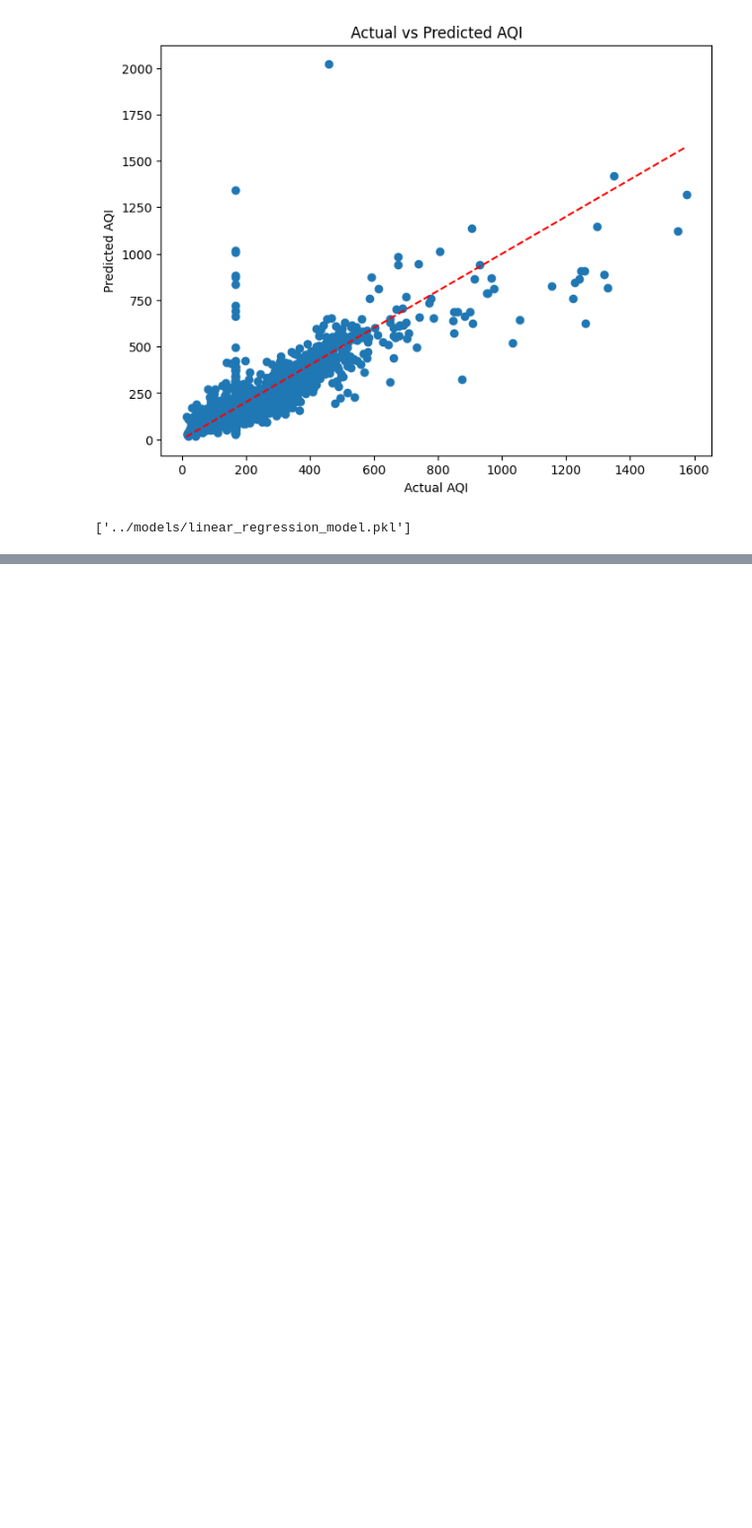
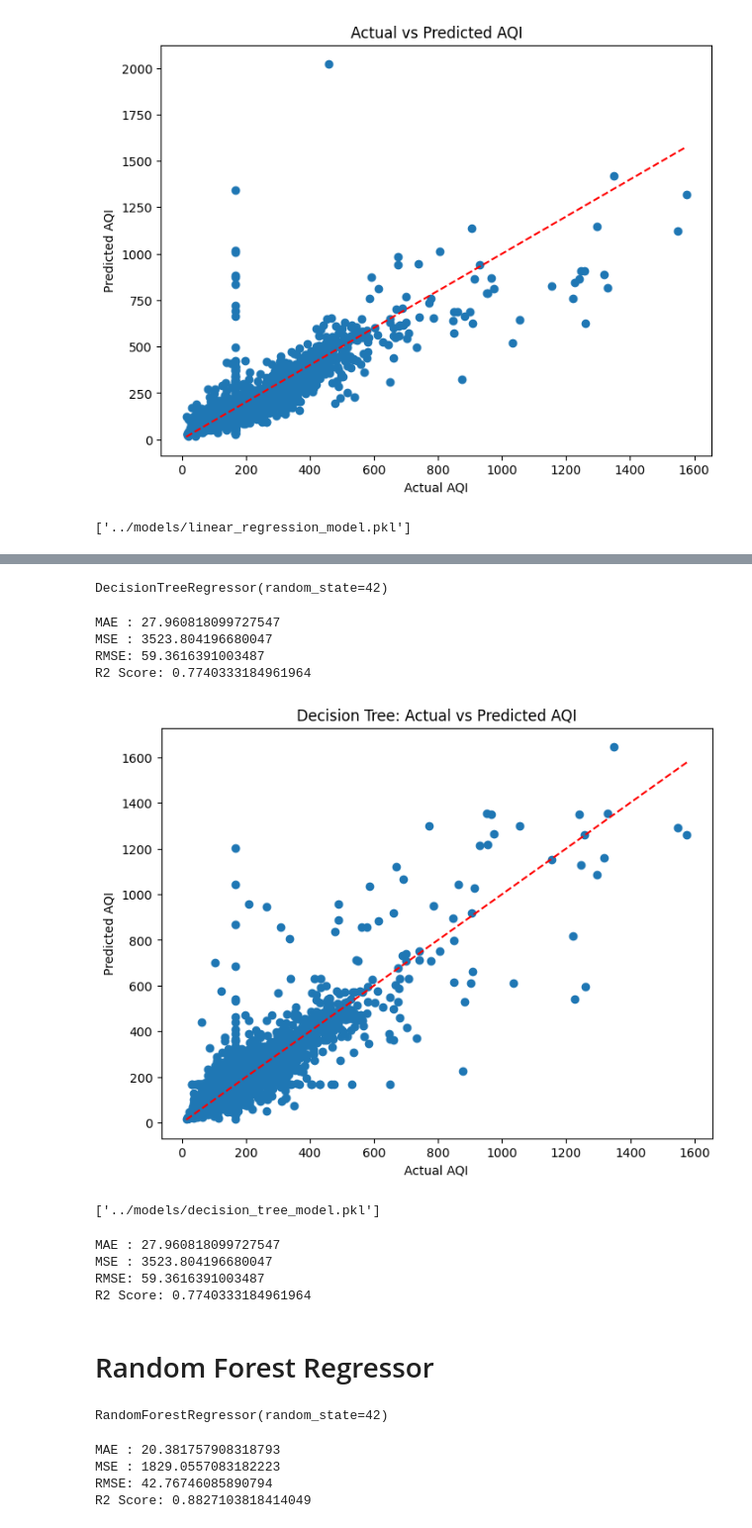
Before and after one commit to nikunjdixit-ai/-Air-AQI-Prediction, a Jupyter notebook: notebook/aqi_pipeline.ipynb, the cells around one changed output, grey strips where cells are left out. Shown at 99% size. Saved outputs shown, nothing was run; the diff lists cells and outputs as text; code cells hidden in the pictures; blank space fills up the shorter version.

Commit message:
Implement Decision Tree and Random Forest models for AQI prediction

```diff
--- a/notebook/aqi_pipeline.ipynb
+++ b/notebook/aqi_pipeline.ipynb
@@ -486,0 +495,56 @@ os.listdir("../models")
+# %%
+dt = DecisionTreeRegressor(random_state=42)
+# %%
+dt.fit(X_train, y_train)
+# %% [output]
+DecisionTreeRegressor(random_state=42)
+# %%
+y_pred_dt = dt.predict(X_test)
+# %%
+mae = mean_absolute_error(y_test, y_pred_dt)
+mse = mean_squared_error(y_test, y_pred_dt)
+rmse = mse ** 0.5
+r2 = r2_score(y_test, y_pred_dt)
+
+print("MAE :", mae)
+print("MSE :", mse)
+print("RMSE:", rmse)
+print("R2 Score:", r2)
+# %% [output]
+MAE : 27.960818099727547
+MSE : 3523.804196680047
+RMSE: 59.3616391003487
+R2 Score: 0.7740333184961964
+# %%
+import matplotlib.pyplot as plt
+plt.figure(figsize=(8,6))
+plt.scatter(y_test, y_pred_dt)
+plt.plot(
+    [y_test.min(), y_test.max()],
+    [y_test.min(), y_test.max()],
+    color='red',
+    linestyle='--'
+)
+plt.xlabel("Actual AQI")
+plt.ylabel("Predicted AQI")
+plt.title("Decision Tree: Actual vs Predicted AQI")
+plt.show()
+# %% [output]
+[figure, added]
+# %%
+import joblib
+joblib.dump(dt, "../models/decision_tree_model.pkl")
+# %% [output]
+['../models/decision_tree_model.pkl']
+# %%
+print("MAE :", mae)
+print("MSE :", mse)
+print("RMSE:", rmse)
+print("R2 Score:", r2)
+# %% [output]
+MAE : 27.960818099727547
+MSE : 3523.804196680047
+RMSE: 59.3616391003487
+R2 Score: 0.7740333184961964
+# %% [markdown]
+# Random Forest Regressor
@@ -486,0 +563,4 @@ os.listdir("../models")
+# %%
+rf.fit(X_train, y_train)
+# %% [output]
+RandomForestRegressor(random_state=42)
@@ -486,0 +569,14 @@ os.listdir("../models")
+# %%
+mae_rf = mean_absolute_error(y_test, y_pred_rf)
+mse_rf = mean_squared_error(y_test, y_pred_rf)
+rmse_rf = mse_rf ** 0.5
+r2_rf = r2_score(y_test, y_pred_rf)
+print("MAE :", mae_rf)
+print("MSE :", mse_rf)
+print("RMSE:", rmse_rf)
+print("R2 Score:", r2_rf)
+# %% [output]
+MAE : 20.381757908318793
+MSE : 1829.0557083182223
+RMSE: 42.76746085890794
+R2 Score: 0.8827103818414049
```
Also changed, not shown: parts of 11 cells of this notebook, 2 other files.
